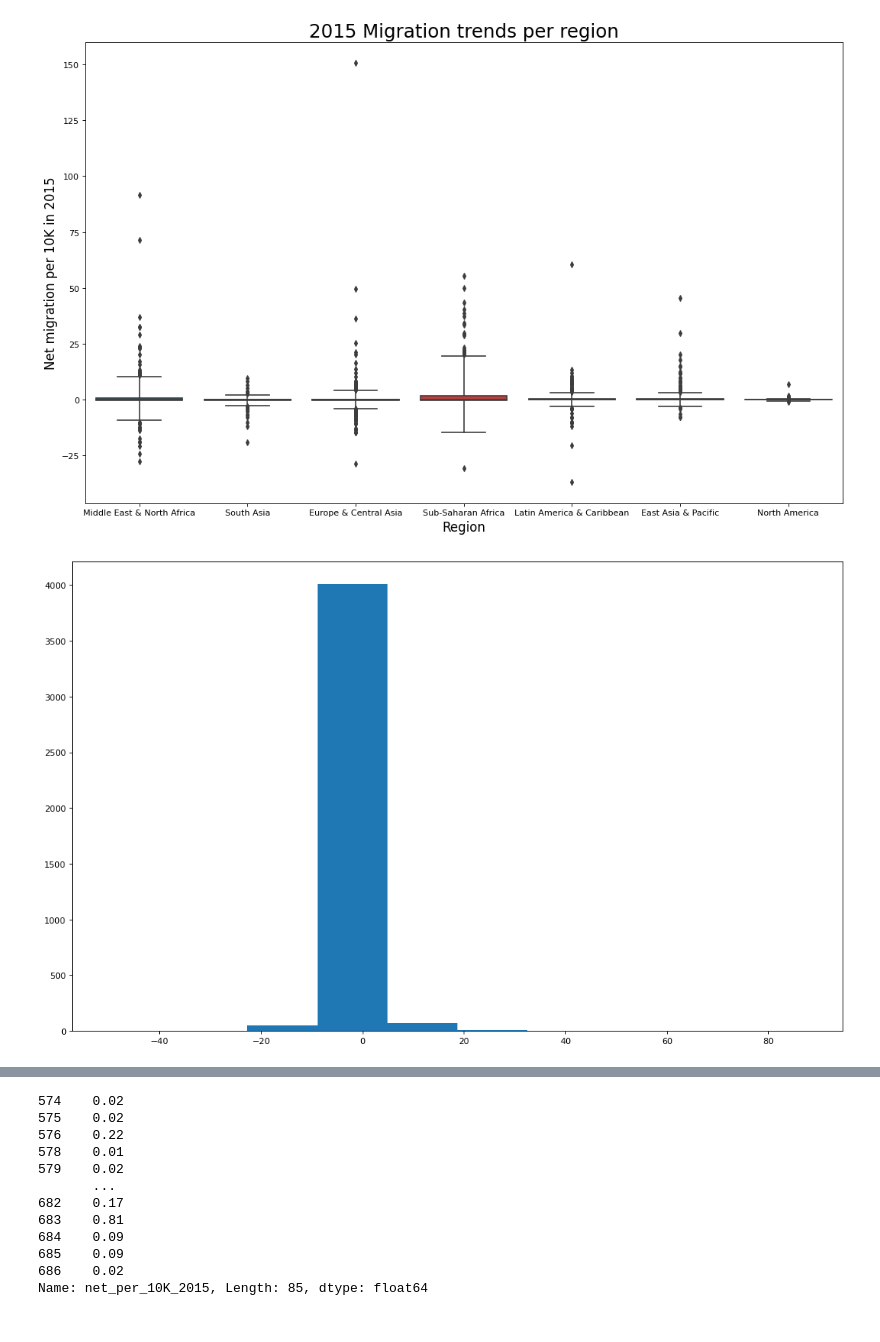
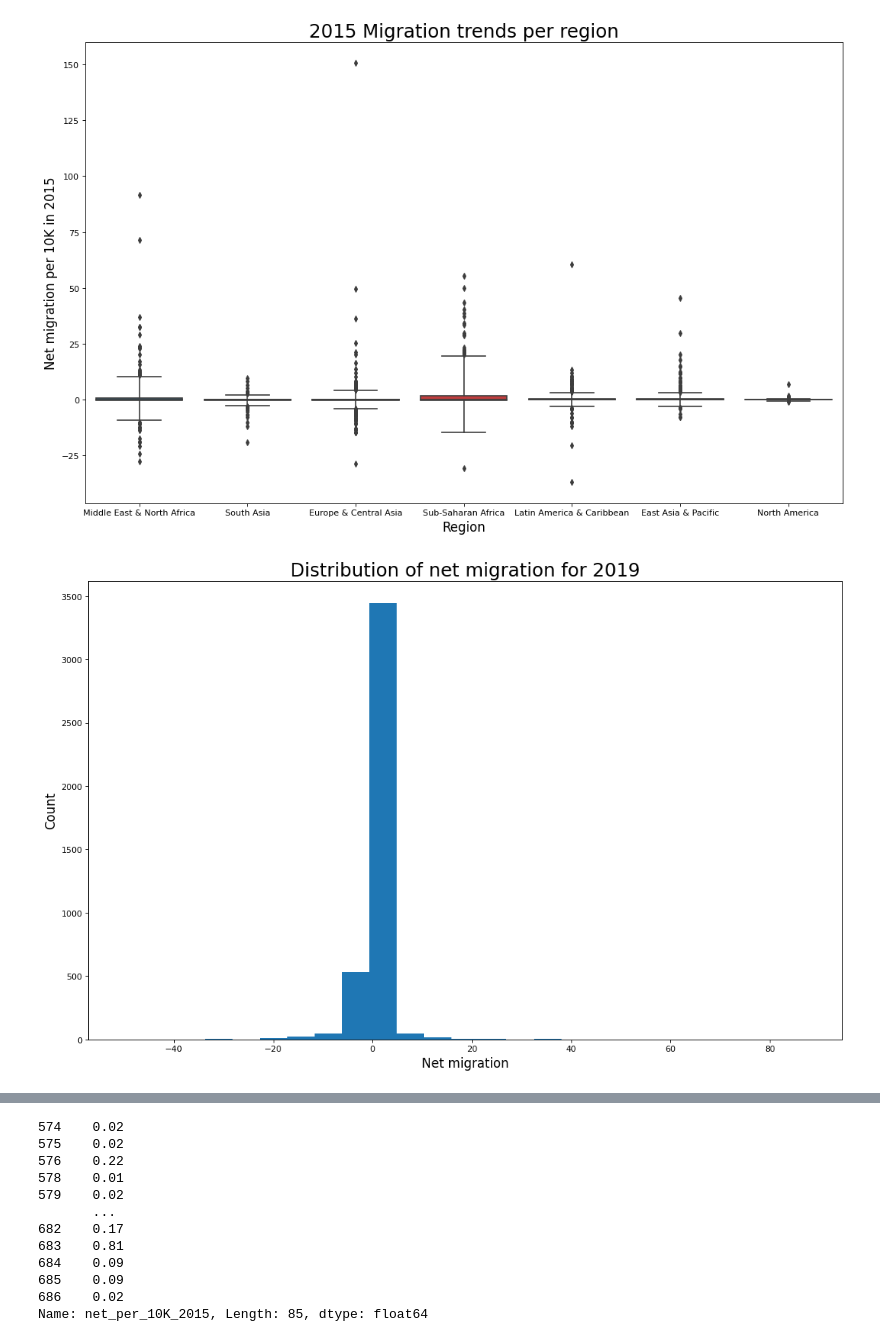
Before and after one commit to pdesai27/DAB-103, a Jupyter notebook: CountryMigration.ipynb, the cells around one changed output, grey strips where cells are left out. Cells and saved outputs as stored; diff of their text form; code cells hidden in the pictures.

```diff
--- a/CountryMigration.ipynb
+++ b/CountryMigration.ipynb
@@ -14,3 +12,5 @@ df = pd.read_csv("https://raw.githubusercontent.com/pdesai27/DAB-103/main/Data/C
+# %%
+df = pd.read_csv("/content/drive/MyDrive/SCC Docs/Courses/DAB 103 Analytics Tools & Decision Making/DAB 103 Project/Data/CSV_ Country Migration.csv")
 # %%
 df.head(5)
 df.tail(5)
@@ -171,12 +163,19 @@ plt.show()
 # %% [output]
 [figure]
 # %%
+# Distribution of net migration for 2019
 plt.figure(figsize=(16,10), dpi= 80)
-plt.hist(x='net_per_10K_2019', data=data, bins=10)
-#plt.xlim(-55,90)
+plt.hist(x='net_per_10K_2019', data=data, bins=25)
+#plt.xlim(-50,50)
+
+
+# Decoration
+plt.xlabel('Net migration', fontsize = 15)
+plt.ylabel('Count', fontsize = 15)
+plt.title('Distribution of net migration for 2019', fontsize=22)
 plt.show()
 # %% [output]
-[figure, old version]
+[figure, new version]
 # %%
 # Make a box plot
 plt.figure(figsize=(16,10), dpi= 80)
```
Also changed, not shown: parts of 5 cells of this notebook.
